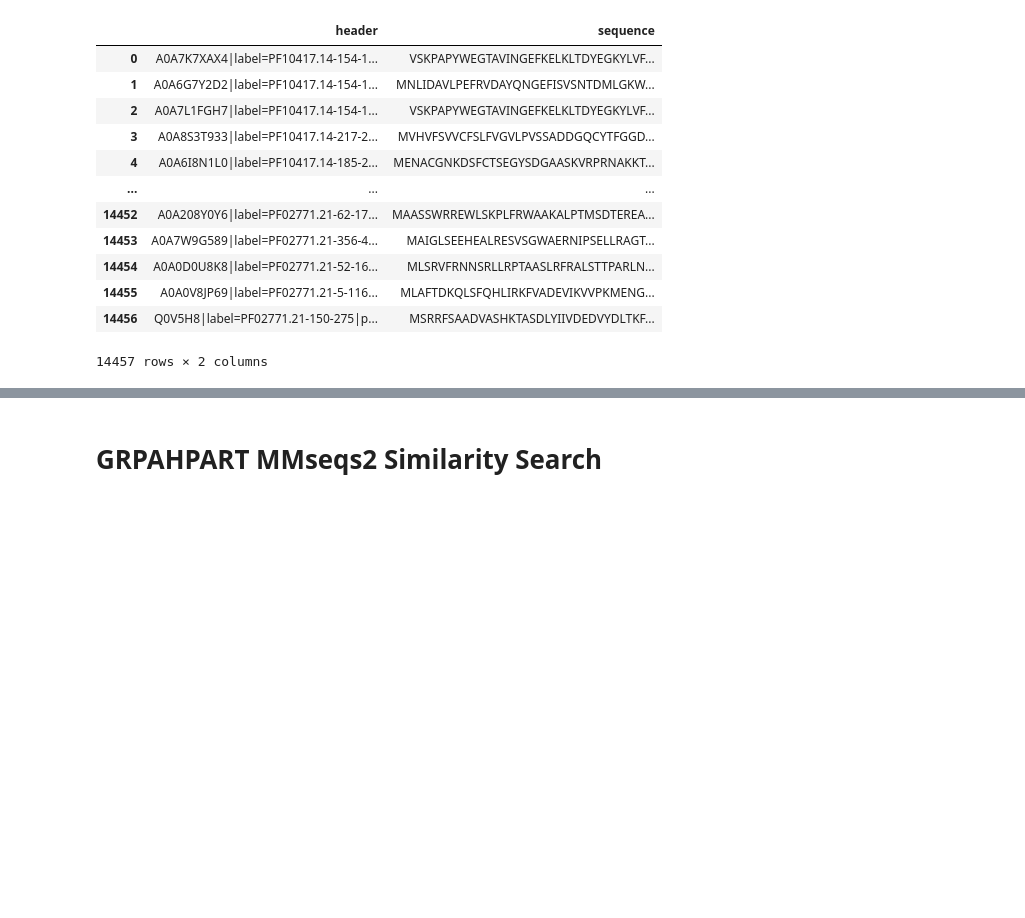
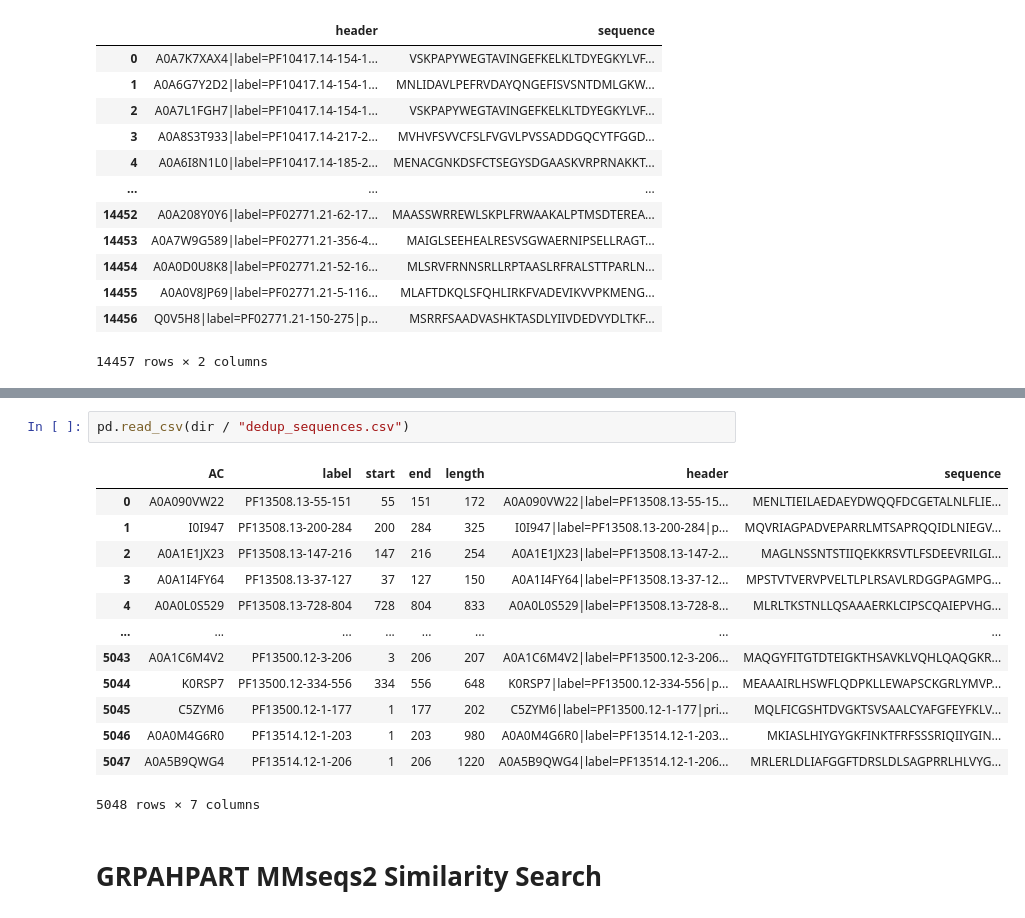
Before and after one commit to TobiasNeumeier/ProteinPrediction, a Jupyter notebook: notebooks/clustering_and_train_test_split.ipynb, the cells around one changed output, grey strips where cells are left out. Cells and saved outputs as stored; diff of their text form; blank space fills up the shorter version.

```diff
--- a/notebooks/clustering_and_train_test_split.ipynb
+++ b/notebooks/clustering_and_train_test_split.ipynb
@@ -128,3 +151,19 @@ split_df
+# %%
+pd.read_csv(dir / "dedup_sequences.csv")
+# %% [output]
+|  | AC | label | start | end | length | header | sequence |
+| 0 | A0A090VW22 | PF13508.13-55-151 | 55 | 151 | 172 | A0A090VW22|label=PF13508.13-55-15... | MENLTIEILAEDAEYDWQQFDCGETALNLFLIE... |
+| 1 | I0I947 | PF13508.13-200-284 | 200 | 284 | 325 | I0I947|label=PF13508.13-200-284|p... | MQVRIAGPADVEPARRLMTSAPRQQIDLNIEGV... |
+| 2 | A0A1E1JX23 | PF13508.13-147-216 | 147 | 216 | 254 | A0A1E1JX23|label=PF13508.13-147-2... | MAGLNSSNTSTIIQEKKRSVTLFSDEEVRILGI... |
+| 3 | A0A1I4FY64 | PF13508.13-37-127 | 37 | 127 | 150 | A0A1I4FY64|label=PF13508.13-37-12... | MPSTVTVERVPVELTLPLRSAVLRDGGPAGMPG... |
+| 4 | A0A0L0S529 | PF13508.13-728-804 | 728 | 804 | 833 | A0A0L0S529|label=PF13508.13-728-8... | MLRLTKSTNLLQSAAAERKLCIPSCQAIEPVHG... |
+| ... | ... | ... | ... | ... | ... | ... | ... |
+| 5043 | A0A1C6M4V2 | PF13500.12-3-206 | 3 | 206 | 207 | A0A1C6M4V2|label=PF13500.12-3-206... | MAQGYFITGTDTEIGKTHSAVKLVQHLQAQGKR... |
+| 5044 | K0RSP7 | PF13500.12-334-556 | 334 | 556 | 648 | K0RSP7|label=PF13500.12-334-556|p... | MEAAAIRLHSWFLQDPKLLEWAPSCKGRLYMVP... |
+| 5045 | C5ZYM6 | PF13500.12-1-177 | 1 | 177 | 202 | C5ZYM6|label=PF13500.12-1-177|pri... | MQLFICGSHTDVGKTSVSAALCYAFGFEYFKLV... |
+| 5046 | A0A0M4G6R0 | PF13514.12-1-203 | 1 | 203 | 980 | A0A0M4G6R0|label=PF13514.12-1-203... | MKIASLHIYGYGKFINKTFRFSSSRIQIIYGIN... |
+| 5047 | A0A5B9QWG4 | PF13514.12-1-206 | 1 | 206 | 1220 | A0A5B9QWG4|label=PF13514.12-1-206... | MRLERLDLIAFGGFTDRSLDLSAGPRRLHLVYG... |
+5048 rows × 7 columns
 # %% [markdown]
 # GRPAHPART MMseqs2 Similarity Search
 # %% [markdown]
```
Also changed, not shown: parts of 9 cells of this notebook, 2 other files.
